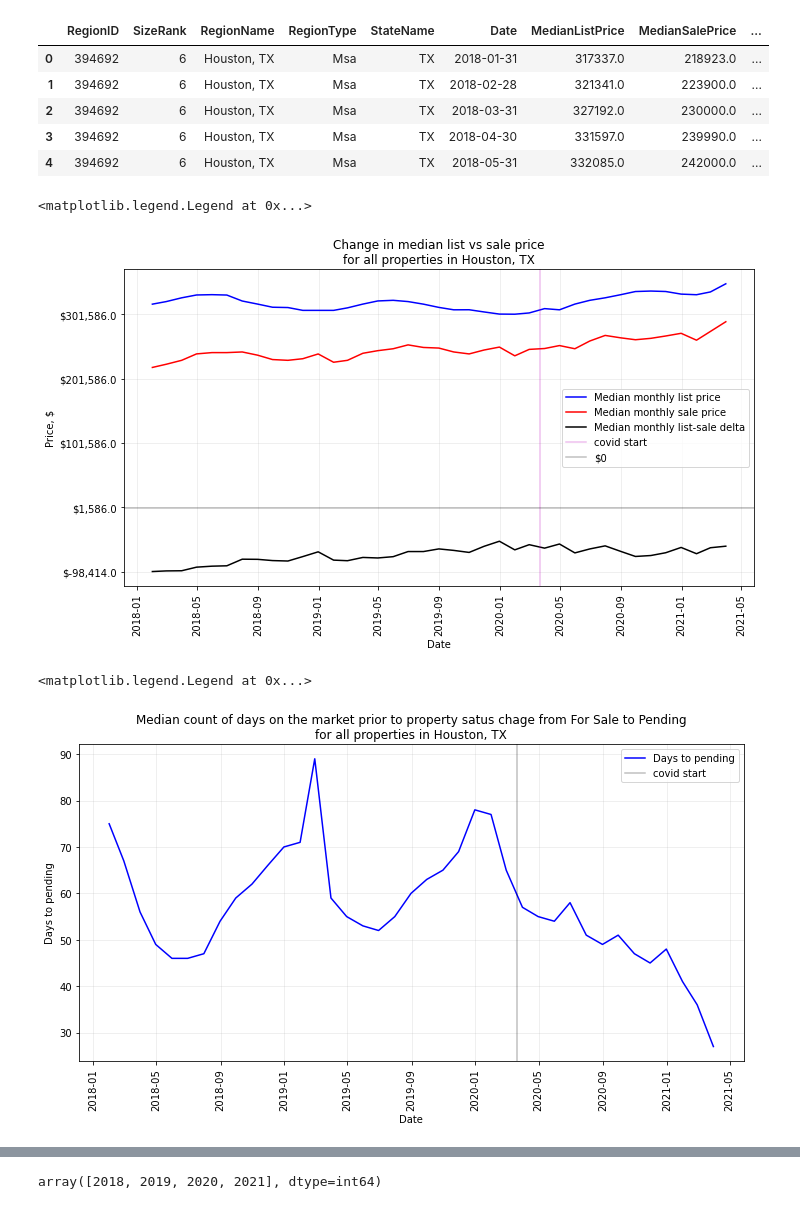
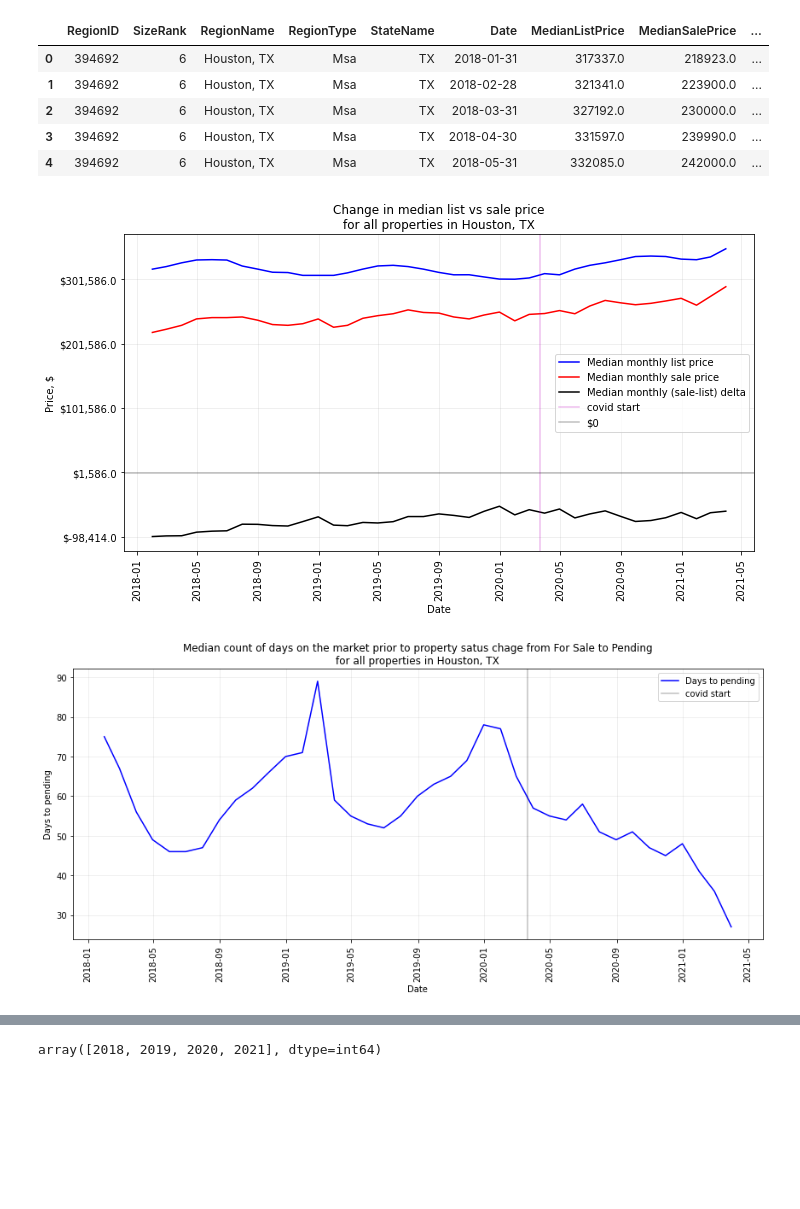
Before and after one commit to i-am-phoenix/Demo, a Jupyter notebook: zillow_data_cleaning.ipynb, the cells around one changed output, grey strips where cells are left out. Cells and saved outputs as stored; diff of their text form; code cells hidden in the pictures; blank space fills up the shorter version.

```diff
--- a/zillow_data_cleaning.ipynb
+++ b/zillow_data_cleaning.ipynb
@@ -84,19 +117,19 @@ print(len(list_data_hou), len(sale_data_hou), len(inventory_4s_data_hou), len(in
 # %% [markdown]
 --- 2. Unpivot data to convert multiple date columns of data into a single Date column and a corresponding Value column
 # %%
-list_data_hou_reformatted=pd.melt(list_data_hou,
+list_data_city_reformatted=pd.melt(list_data_city,
                                   id_vars=['RegionID','SizeRank','RegionName','RegionType','StateName'],
                                   var_name='Date',
                                   value_name='MedianListPrice')
-sale_data_hou_reformatted=pd.melt(sale_data_hou,
+sale_data_city_reformatted=pd.melt(sale_data_city,
                                   id_vars=['RegionID','SizeRank','RegionName','RegionType','StateName'],
                                   var_name='Date',
                                   value_name='MedianSalePrice')
-inventory_4s_data_hou_reformatted=pd.melt(inventory_4s_data_hou,
+inventory_4s_data_city_reformatted=pd.melt(inventory_4s_data_city,
                                   id_vars=['RegionID','SizeRank','RegionName','RegionType','StateName'],
                                   var_name='Date',
                                   value_name='Inventory4Sale')
-inventory_d2p_data_hou_reformatted=pd.melt(inventory_d2p_data_hou,
+inventory_d2p_data_city_reformatted=pd.melt(inventory_d2p_data_city,
                                   id_vars=['RegionID','SizeRank','RegionName','RegionType','StateName'],
                                   var_name='Date',
                                   value_name='InventoryDays2Pending')
@@ -139,14 +174,14 @@ inventory_d2p_data_hou_reformatted.head()
 # %%
 # merge list and sale data frames
-list_n_sale_data_hou_reformatted=pd.merge(list_data_hou_reformatted,
-                                  sale_data_hou_reformatted,
+list_n_sale_data_city_reformatted=pd.merge(list_data_city_reformatted,
+                                  sale_data_city_reformatted,
                                   on=['RegionID','SizeRank','RegionName','RegionType','StateName','Date'])
 # merge inventory "for sale" and "days to pending" data frames
-inventory_data_hou_reformatted=pd.merge(inventory_4s_data_hou_reformatted,
-                                        inventory_d2p_data_hou_reformatted,
+inventory_data_city_reformatted=pd.merge(inventory_4s_data_city_reformatted,
+                                        inventory_d2p_data_city_reformatted,
                                         on=['RegionID','SizeRank','RegionName','RegionType','StateName','Date'])
 # merge list&sale and inventory data
-all_data_hou_reformatted=pd.merge(list_n_sale_data_hou_reformatted,
-                                  inventory_data_hou_reformatted,
+all_data_city_reformatted=pd.merge(list_n_sale_data_city_reformatted,
+                                  inventory_data_city_reformatted,
                                   on=['RegionID','SizeRank','RegionName','RegionType','StateName','Date'])
 # %%
@@ -159,8 +194,8 @@ all_data_hou_reformatted.head()
 | 3 | 394692 | 6 | Houston, TX | Msa | TX | 2018-04-30 | 331597.0 | 239990.0 | ... |
 | 4 | 394692 | 6 | Houston, TX | Msa | TX | 2018-05-31 | 332085.0 | 242000.0 | ... |
 # %%
-all_data_hou_reformatted['Date'] = all_data_hou_reformatted['Date'].astype('datetime64[ns]')
-all_data_hou_reformatted.head()
+all_data_city_reformatted['Date'] = all_data_city_reformatted['Date'].astype('datetime64[ns]')
+all_data_city_reformatted.head()
 # %% [output]
 |  | RegionID | SizeRank | RegionName | RegionType | StateName | Date | MedianListPrice | MedianSalePrice | ... |
 | 0 | 394692 | 6 | Houston, TX | Msa | TX | 2018-01-31 | 317337.0 | 218923.0 | ... |
@@ -171,28 +206,28 @@ all_data_hou_reformatted.head()
 # %%
 # Plotting list & sale price data
 plt.figure(figsize=(10, 6))
-plt.plot(all_data_hou_reformatted['Date'],
-           all_data_hou_reformatted['MedianListPrice'],
+plt.plot(all_data_city_reformatted['Date'],
+           all_data_city_reformatted['MedianListPrice'],
          'b',
          label="Median monthly list price")
-plt.plot(all_data_hou_reformatted['Date'],
-           all_data_hou_reformatted['MedianSalePrice'],
+plt.plot(all_data_city_reformatted['Date'],
+           all_data_city_reformatted['MedianSalePrice'],
          'r',
          label="Median monthly sale price")
-plt.plot(all_data_hou_reformatted['Date'],
-           -all_data_hou_reformatted['MedianListPrice']+all_data_hou_reformatted['MedianSalePrice'],
+plt.plot(all_data_city_reformatted['Date'],
+           -all_data_city_reformatted['MedianListPrice']+all_data_city_reformatted['MedianSalePrice'],
          'k',
-         label="Median monthly list-sale delta")
+         label="Median monthly (sale-list) delta")
 plt.xlabel("Date")
 plt.ylabel("Price, $")
-plt.title(f"Change in median list vs sale price\nfor all properties in {all_data_hou_reformatted['RegionName'].unique()[0]}")
+plt.title(f"Change in median list vs sale price\nfor all properties in {all_data_city_reformatted['RegionName'].unique()[0]}")
 plt.grid(alpha=0.25)
 plt.xticks(rotation=90)
 plt.tight_layout()
 
-y_ticks=np.arange((-all_data_hou_reformatted['MedianListPrice']+all_data_hou_reformatted['MedianSalePrice']).min(),
-                  max(all_data_hou_reformatted['MedianListPrice'].max(),
-                      all_data_hou_reformatted['MedianListPrice'].max()),
+y_ticks=np.arange((-all_data_city_reformatted['MedianListPrice']+all_data_city_reformatted['MedianSalePrice']).min(),
+                  max(all_data_city_reformatted['MedianListPrice'].max(),
+                      all_data_city_reformatted['MedianListPrice'].max()),
                   100000)
 y_labels=pd.DataFrame(y_ticks)[0].map("${:,}".format).to_list()
 plt.yticks(y_ticks,y_labels)
@@ -202,41 +237,45 @@ import datetime as dt
 plt.axvline(dt.datetime(2020, 3, 21), c='m', alpha=0.25, label="covid start")
 plt.axhline(0, c='k', alpha=0.25, label='$0')
 plt.legend()
+
+file_name= "list_vs_sold_price"
+fig.savefig( "figures/" + file_name + "_" + city_formatted +".png")
 # %% [output]
-<matplotlib.legend.Legend at 0x...>
-[figure, old version]
+[figure, new version]
 # %%
 #  Plotting inventory data - Days to Pending
-plt.figure(figsize=(10, 6))
-plt.plot(all_data_hou_reformatted['Date'],
-           all_data_hou_reformatted['InventoryDays2Pending'],
+plt.figure(figsize=(12, 6))
+plt.plot(all_data_city_reformatted['Date'],
+           all_data_city_reformatted['InventoryDays2Pending'],
          'b',
          label="Days to pending")
-# plt.plot(all_data_hou_reformatted['Date'],
-#            all_data_hou_reformatted['MedianSalePrice'],
+# plt.plot(all_data_city_reformatted['Date'],
+#            all_data_city_reformatted['MedianSalePrice'],
 #          'r',
 #          label="Median monthly sale price")
-# plt.plot(all_data_hou_reformatted['Date'],
-#            all_data_hou_reformatted['MedianListPrice']-all_data_hou_reformatted['MedianSalePrice'],
+# plt.plot(all_data_city_reformatted['Date'],
+#            all_data_city_reformatted['MedianListPrice']-all_data_city_reformatted['MedianSalePrice'],
 #          'k',
 #          label="Median monthly list-sale delta")
 plt.xlabel("Date")
 plt.ylabel("Days to pending")
-plt.title(f"Median count of days on the market prior to property satus chage from For Sale to Pending\nfor all properties in {all_data_hou_reformatted['RegionName'].unique()[0]}")
+plt.title(f"Median count of days on the market prior to property satus chage from For Sale to Pending\nfor all properties in {all_data_city_reformatted['RegionName'].unique()[0]}")
 plt.grid(alpha=0.25)
 plt.xticks(rotation=90)
 plt.tight_layout()
 
 # y_ticks=np.arange(0,350000,50000)
 # y_labels=pd.DataFrame(np.arange(0,350000,50000))[0].map("${:,}".format).to_list()
 # plt.yticks(y_ticks,y_labels)
 
 import datetime as dt
 
 plt.axvline(dt.datetime(2020, 3, 21), c='k', alpha=0.25, label="covid start")
 plt.legend()
+
+file_name= "inventoryDays2Pending"
+fig.savefig( "figures/" + file_name + "_vs_year_" + city_formatted +".png")
 # %% [output]
-<matplotlib.legend.Legend at 0x...>
-[figure, old version]
+[figure, new version]
 # %%
 #  Plotting inventory data - Number of properties for sale
```
Also changed, not shown: parts of 18 cells of this notebook, 48 other files.
